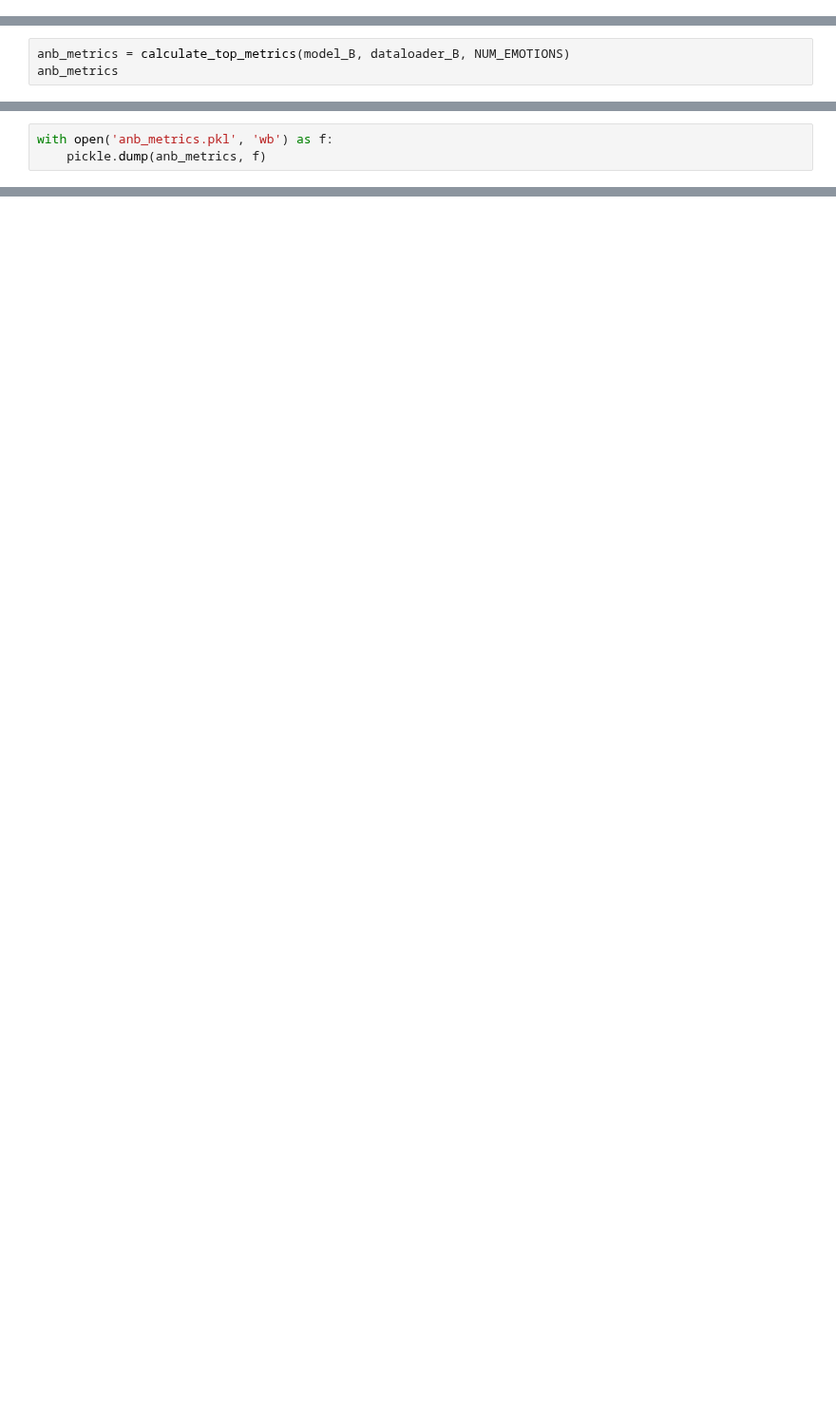
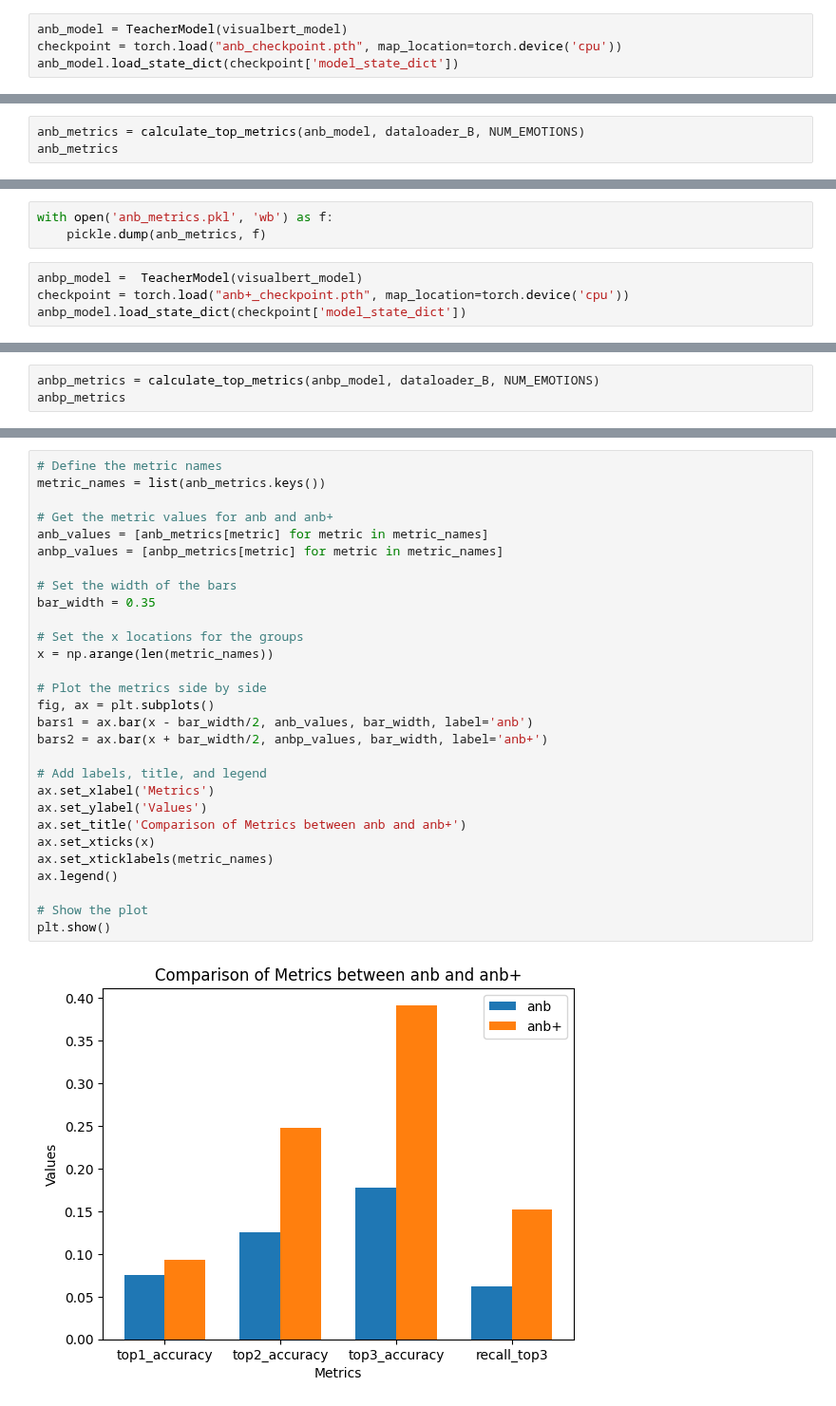
Before and after one commit to Christine-Lei/Emotionally-Aware-Image-Caption-Generation, a Jupyter notebook: FineTuning.ipynb, the cells around one changed output, grey strips where cells are left out. Shown at 95% size. Saved outputs shown, nothing was run; the diff lists cells and outputs as text; blank space fills up the shorter version.

```diff
--- a/FineTuning.ipynb
+++ b/FineTuning.ipynb
@@ -421,0 +412,4 @@ def calculate_top_metrics(model, dataloader, num_classes):
+# %%
+anb_model = TeacherModel(visualbert_model)
+checkpoint = torch.load("anb_checkpoint.pth", map_location=torch.device('cpu'))
+anb_model.load_state_dict(checkpoint['model_state_dict'])
@@ -422,4 +418,4 @@ def calculate_top_metrics(model, dataloader, num_classes):
 # %%
-anb_metrics = calculate_top_metrics(model_B, dataloader_B, NUM_EMOTIONS)
+anb_metrics = calculate_top_metrics(anb_model, dataloader_B, NUM_EMOTIONS)
 anb_metrics
 # %% [output]
@@ -427,3 +426,7 @@ RuntimeError: The size of tensor a (64) must match the size of tensor b (29) at
 # %%
 with open('anb_metrics.pkl', 'wb') as f:
     pickle.dump(anb_metrics, f)
+# %%
+anbp_model =  TeacherModel(visualbert_model)
+checkpoint = torch.load("anb+_checkpoint.pth", map_location=torch.device('cpu'))
+anbp_model.load_state_dict(checkpoint['model_state_dict'])
@@ -429,0 +435,3 @@ with open('anb_metrics.pkl', 'wb') as f:
+# %%
+anbp_metrics = calculate_top_metrics(anbp_model, dataloader_B, NUM_EMOTIONS)
+anbp_metrics
@@ -429,0 +446,31 @@ with open('anb_metrics.pkl', 'wb') as f:
+# %%
+# Define the metric names
+metric_names = list(anb_metrics.keys())
+
+# Get the metric values for anb and anb+
+anb_values = [anb_metrics[metric] for metric in metric_names]
+anbp_values = [anbp_metrics[metric] for metric in metric_names]
+
+# Set the width of the bars
+bar_width = 0.35
+
+# Set the x locations for the groups
+x = np.arange(len(metric_names))
+
+# Plot the metrics side by side
+fig, ax = plt.subplots()
+bars1 = ax.bar(x - bar_width/2, anb_values, bar_width, label='anb')
+bars2 = ax.bar(x + bar_width/2, anbp_values, bar_width, label='anb+')
+
+# Add labels, title, and legend
+ax.set_xlabel('Metrics')
+ax.set_ylabel('Values')
+ax.set_title('Comparison of Metrics between anb and anb+')
+ax.set_xticks(x)
+ax.set_xticklabels(metric_names)
+ax.legend()
+
+# Show the plot
+plt.show()
+# %% [output]
+[figure, added]
```
Also changed, not shown: parts of 8 cells of this notebook, 4 other files.
